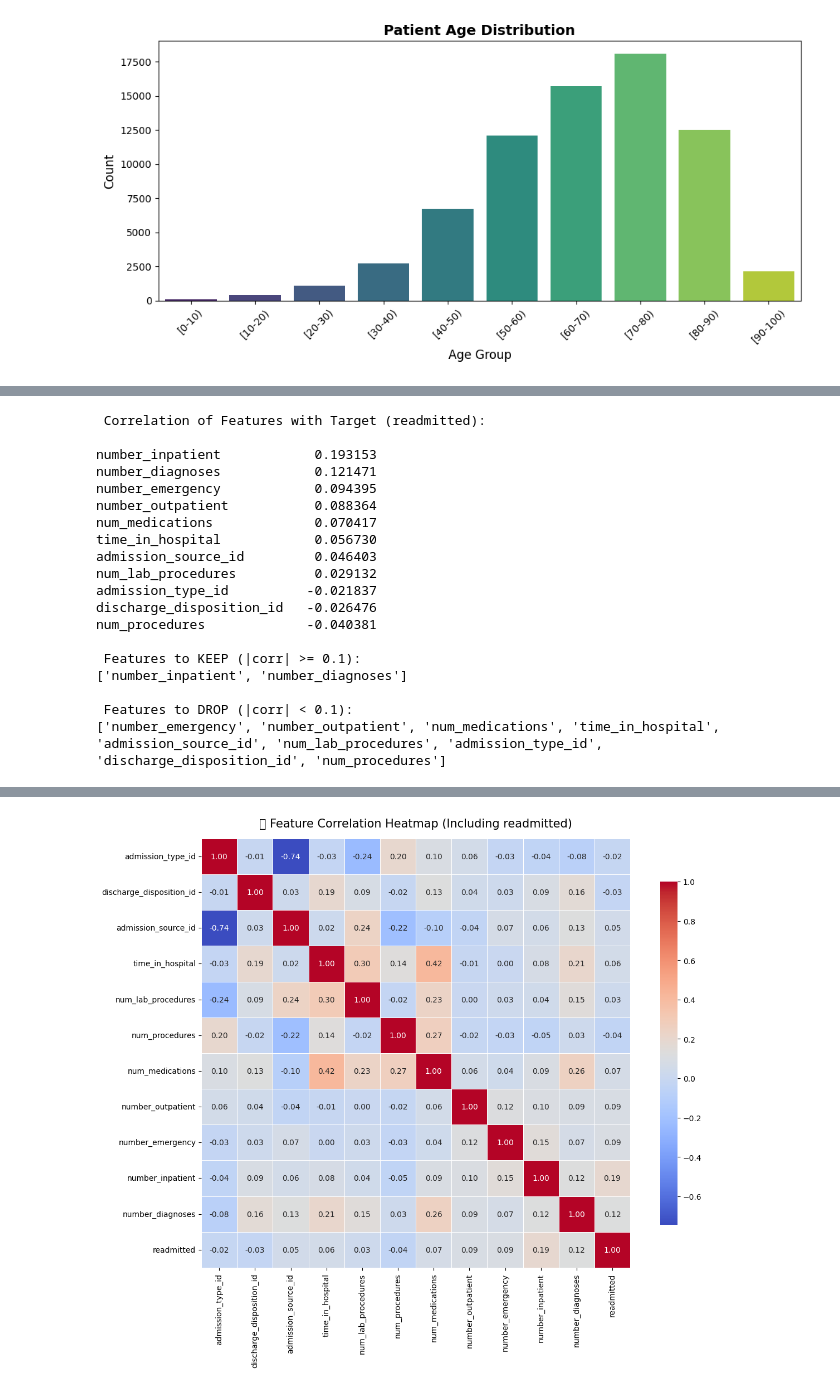
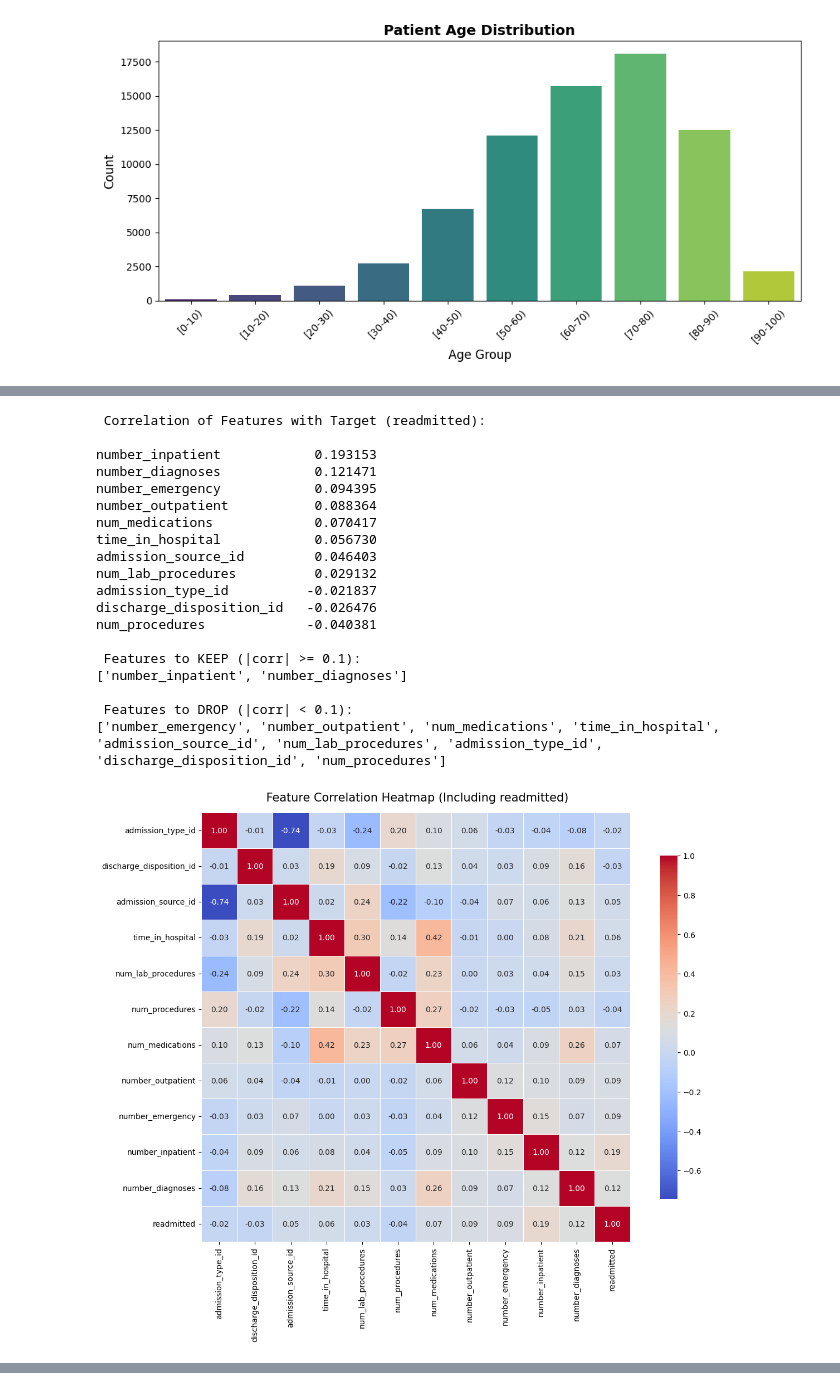
Before and after one commit to MuhammadHamza687/dsf, a Jupyter notebook: DSF_Mid_Lab_Exam.ipynb, the cells around one changed output, grey strips where cells are left out. Cells and saved outputs as stored; diff of their text form; code cells hidden in the pictures.

```diff
--- a/DSF_Mid_Lab_Exam.ipynb
+++ b/DSF_Mid_Lab_Exam.ipynb
@@ -507,38 +533,39 @@ sns.heatmap(
     cbar_kws={"shrink": 0.8}
 )
 
-plt.title("🔥 Feature Correlation Heatmap (Including readmitted)", fontsize=15, pad=15)
+plt.title(" Feature Correlation Heatmap (Including readmitted)", fontsize=15, pad=15)
 plt.show()
 
-# --- 🧩 Step 4: Highlight Top Positive & Negative Correlations ---
+# ---  Step 4: Highlight Top Positive & Negative Correlations ---
 top_pos = target_corr.head(10)
 top_neg = target_corr.tail(10)
 
-print("\n🔼 Top 10 Features Positively Correlated with readmitted:")
+print("\n Top 10 Features Positively Correlated with readmitted:")
 print(top_pos)
 
-print("\n🔽 Top 10 Features Negatively Correlated with readmitted:")
+print("\n Top 10 Features Negatively Correlated with readmitted:")
 print(top_neg)
 
 print("\nDataset Shape:", df.shape)
 print (df['readmitted'].unique())
 # %% [output]
  Correlation of Features with Target (readmitted):
 
 number_inpatient            0.193153
 number_diagnoses            0.121471
 number_emergency            0.094395
 number_outpatient           0.088364
 num_medications             0.070417
 time_in_hospital            0.056730
 admission_source_id         0.046403
 num_lab_procedures          0.029132
 admission_type_id          -0.021837
 discharge_disposition_id   -0.026476
 num_procedures             -0.040381
 
  Features to KEEP (|corr| >= 0.1):
 ['number_inpatient', 'number_diagnoses']
 
  Features to DROP (|corr| < 0.1):
 ['number_emergency', 'number_outpatient', 'num_medications', 'time_in_hospital', 'admission_source_id', 'num_lab_procedures', 'admission_type_id', 'discharge_disposition_id', 'num_procedures']
+[figure, new version]
@@ -546 +588,0 @@ Glyph 128293 (\N{FIRE}) missing from font(s) DejaVu Sans.
-[figure, old version]
```
Also changed, not shown: parts of 5 cells of this notebook.
